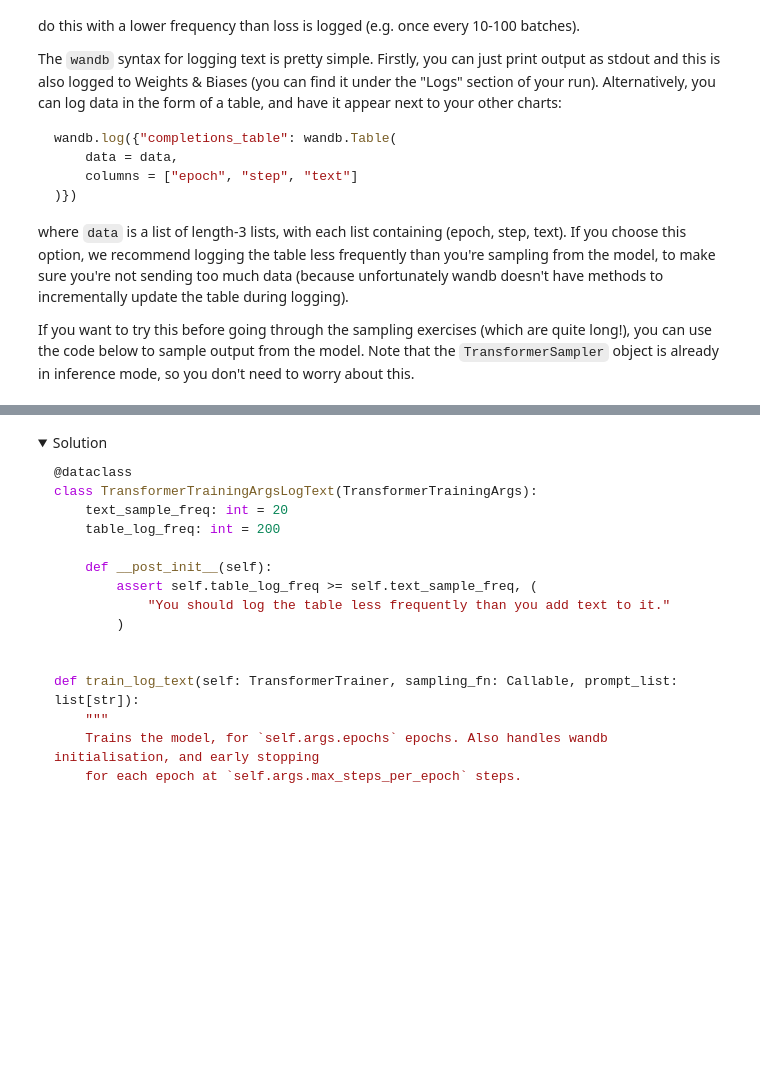
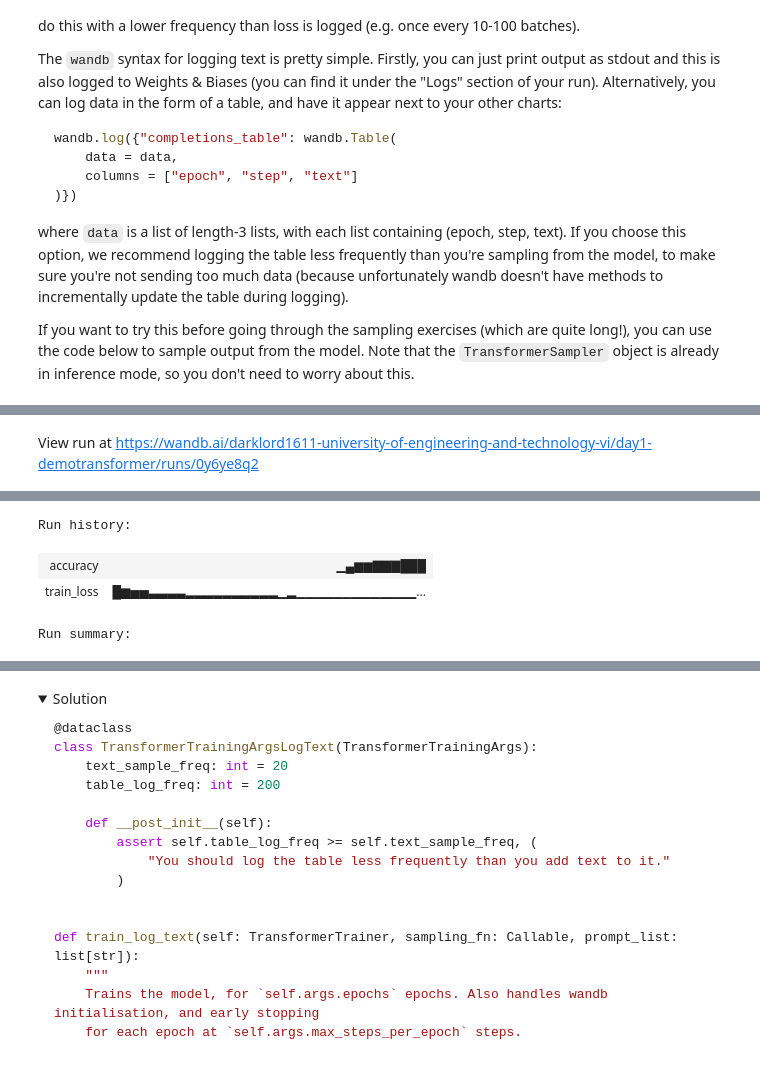
Before and after one commit to darklord1611/ARENA_3.0, a Jupyter notebook: chapter1_transformer_interp/exercises/part1_transformer_from_scratch/1.1_Transformer_from_Scratch_exercises.ipynb, the cells around one changed output, grey strips where cells are left out. Saved outputs shown, nothing was run; the diff lists cells and outputs as text; code cells hidden in the pictures; folded sections open; blank space fills up the shorter version.

Commit message:
finish log completions, learn about different strategies

```diff
--- a/chapter1_transformer_interp/exercises/part1_transformer_from_scratch/1.1_Transformer_from_Scratch_exercises.ipynb
+++ b/chapter1_transformer_interp/exercises/part1_transformer_from_scratch/1.1_Transformer_from_Scratch_exercises.ipynb
@@ -2210,0 +2434,75 @@ trainer.train(sampling_fn, prompt_list)
+# %%
+from typing import List
+
+# YOUR CODE HERE - rewrite the TransformerTrainer.train method, so that it logs completions
+
+# so basically we want to see the progress of the model as it trains, via completions of a few prompts
+
+# we want to periodically sample from the model, and log the results to wandb
+
+@dataclass
+class TransformerTrainingArgsLogText(TransformerTrainingArgs):
+    text_sample_freq: int = 20
+    table_log_freq: int = 200 # how frequently we want to log the result to wandb
+
+
+def train_with_log_text(self: TransformerTrainer, sampling_fn: Callable, prompt_list: List[str]):
+    """
+    Trains the model, for `self.args.epochs` epochs. Also handles wandb initialisation, and early stopping
+    for each epoch at `self.args.max_steps_per_epoch` steps.
+    Additionally, logs text samples from the model at regular intervals.
+    """
+    wandb.init(project=self.args.wandb_project, name=self.args.wandb_name, config=self.args)
+    accuracy = np.nan
+
+    progress_bar = tqdm(total=self.args.max_steps_per_epoch * self.args.epochs)
+
+    wandb_log_columns = ["epoch", "step", *[f"prompt_{i}" for i in range(len(prompt_list))]]
+
+    completions = []
+
+
+    for epoch in range(self.args.epochs):
+        for i, batch in enumerate(self.train_loader):
+            loss = self.training_step(batch)
+            progress_bar.update()
+            progress_bar.set_description(
+                f"Epoch {epoch + 1}, loss: {loss:.3f}, accuracy: {accuracy:.3f}"
+            )
+
+            if self.step % self.args.text_sample_freq == 0:
+                # we sample model's output via sampling_fn
+                text_samples = [sampling_fn(self.model, prompt) for prompt in prompt_list]
+
+                completions.append([epoch, self.step, *text_samples])
+
+            if self.step % self.args.table_log_freq == 0:
+                wandb.log({"completions_table": wandb.Table(
+                    data = completions,
+                    columns = wandb_log_columns
+                )})
+
+            if i >= self.args.max_steps_per_epoch:
+                break
+
+        accuracy = self.evaluate()
+        print(f"Epoch {epoch+1} completed. Accuracy: {accuracy:.3f}")
+
+    wandb.finish()
+
+
+TransformerTrainer.train = train_with_log_text
+
+
+prompt_list = [
+    "Eliezer Shlomo Yudkowsky (born September 11, 1979) is an American decision and artificial intelligence (AI) theorist and writer, best known for",
+    "In a shocking finding, scientist discovered a herd of unicorns living in a remote, previously unexplored valley, in the Andes Mountains. Even more surprising to the researchers was the fact that the unicorns spoke perfect English.",
+    "John and Mary went to the",
+]
+
+model = DemoTransformer(model_cfg).to(device)
+args = TransformerTrainingArgsLogText()
+trainer = TransformerTrainer(args, model)
+trainer.train(sampling_fn, prompt_list)
+# Read full report here - https://api.wandb.ai/links/callum-mcdougall/5ex16e5w
+# %% [output]
@@ -2210,0 +2513 @@ trainer.train(sampling_fn, prompt_list)
+View run at https://wandb.ai/darklord1611-university-of-engineering-and-technology-vi/day1-demotransformer/runs/0y6ye8q2
@@ -2210,0 +2525,4 @@ trainer.train(sampling_fn, prompt_list)
+Run history:
+| accuracy | ▁▄▆▆▇▇▇███ |
+| train_loss | █▆▅▅▃▃▃▃▂▂▂▂▂▂▂▂▂▂▁▂▁▁▁▁▁▁▁▁▁▁▁▁▁... |
+Run summary:
```
Also changed, not shown: parts of 38 cells of this notebook, 1 other file.
